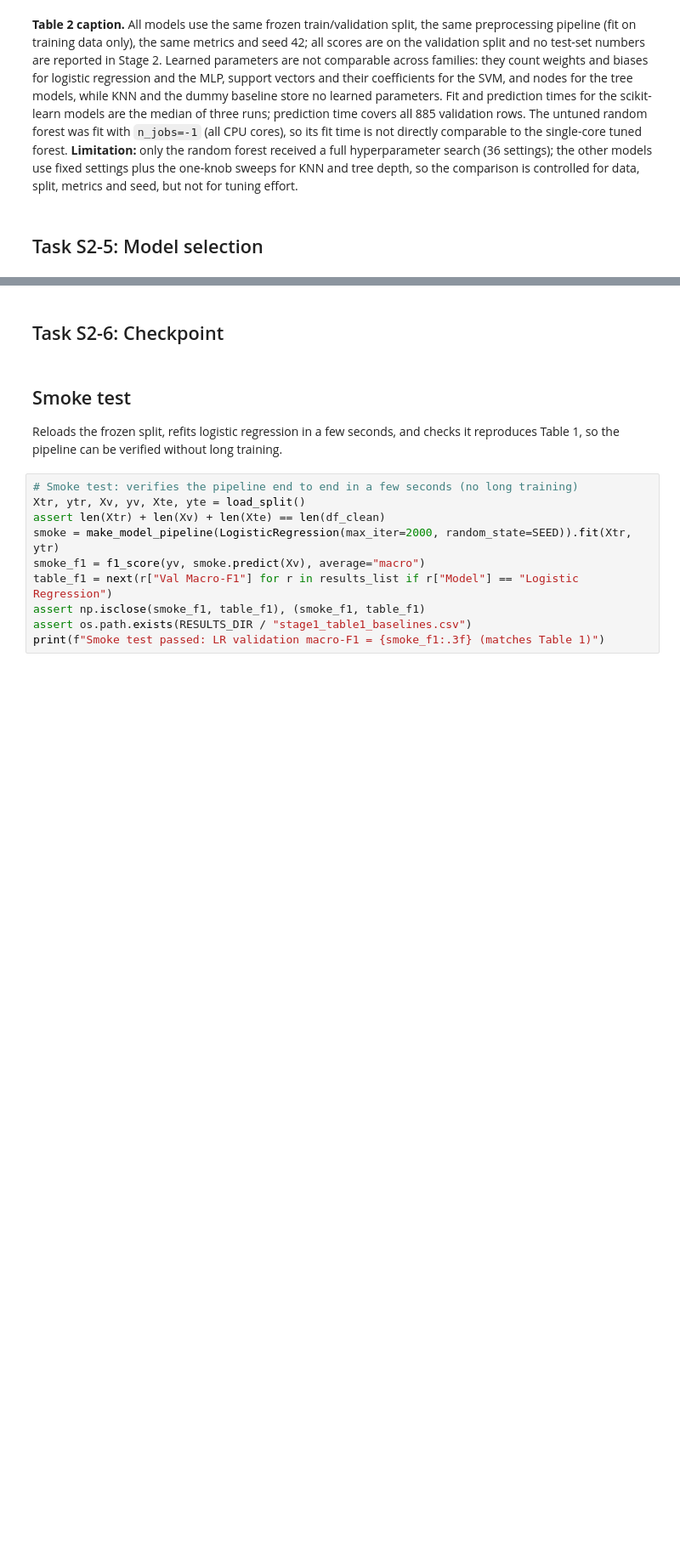
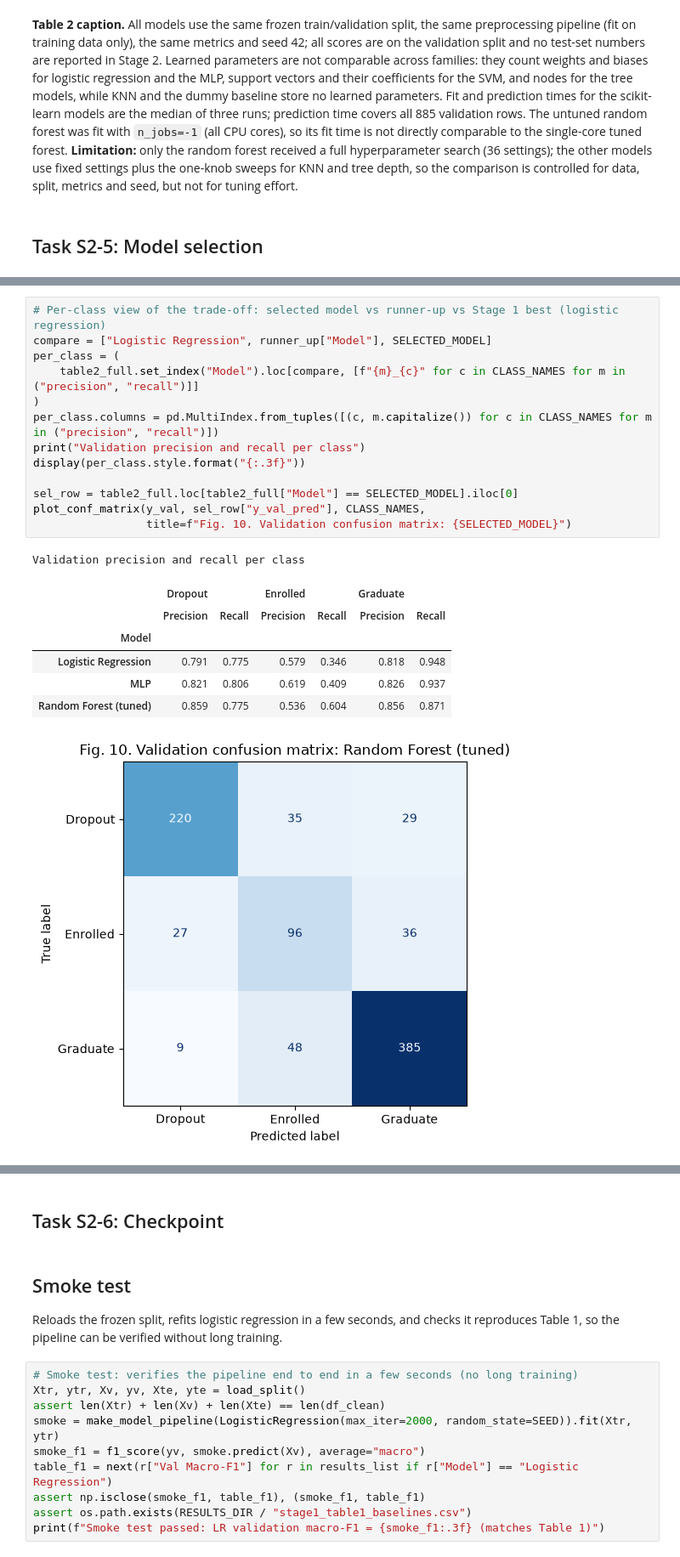
Before and after one commit to mremani11/DS3000-Project, a Jupyter notebook: DS3000_Project_Group03.ipynb, the cells around one changed output, grey strips where cells are left out. Shown at 85% size. Cells and saved outputs as stored; diff of their text form; blank space fills up the shorter version.

```diff
--- a/DS3000_Project_Group03.ipynb
+++ b/DS3000_Project_Group03.ipynb
@@ -1777,0 +1839,22 @@ plt.show()
+# %%
+# Per-class view of the trade-off: selected model vs runner-up vs Stage 1 best (logistic regression)
+compare = ["Logistic Regression", runner_up["Model"], SELECTED_MODEL]
+per_class = (
+    table2_full.set_index("Model").loc[compare, [f"{m}_{c}" for c in CLASS_NAMES for m in ("precision", "recall")]]
+)
+per_class.columns = pd.MultiIndex.from_tuples([(c, m.capitalize()) for c in CLASS_NAMES for m in ("precision", "recall")])
+print("Validation precision and recall per class")
+display(per_class.style.format("{:.3f}"))
+
+sel_row = table2_full.loc[table2_full["Model"] == SELECTED_MODEL].iloc[0]
+plot_conf_matrix(y_val, sel_row["y_val_pred"], CLASS_NAMES,
+                 title=f"Fig. 10. Validation confusion matrix: {SELECTED_MODEL}")
+# %% [output]
+Validation precision and recall per class
+|  | Dropout |  | Enrolled |  | Graduate |  |
+|  | Precision | Recall | Precision | Recall | Precision | Recall |
+| Model |  |  |  |  |  |  |
+| Logistic Regression | 0.791 | 0.775 | 0.579 | 0.346 | 0.818 | 0.948 |
+| MLP | 0.821 | 0.806 | 0.619 | 0.409 | 0.826 | 0.937 |
+| Random Forest (tuned) | 0.859 | 0.775 | 0.536 | 0.604 | 0.856 | 0.871 |
+[figure, added]
```
Also changed, not shown: parts of 11 cells of this notebook.
